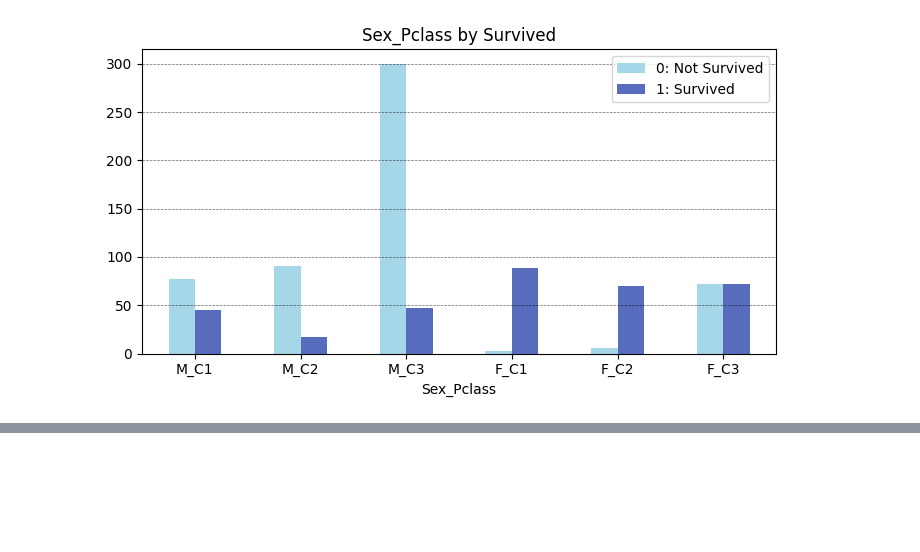
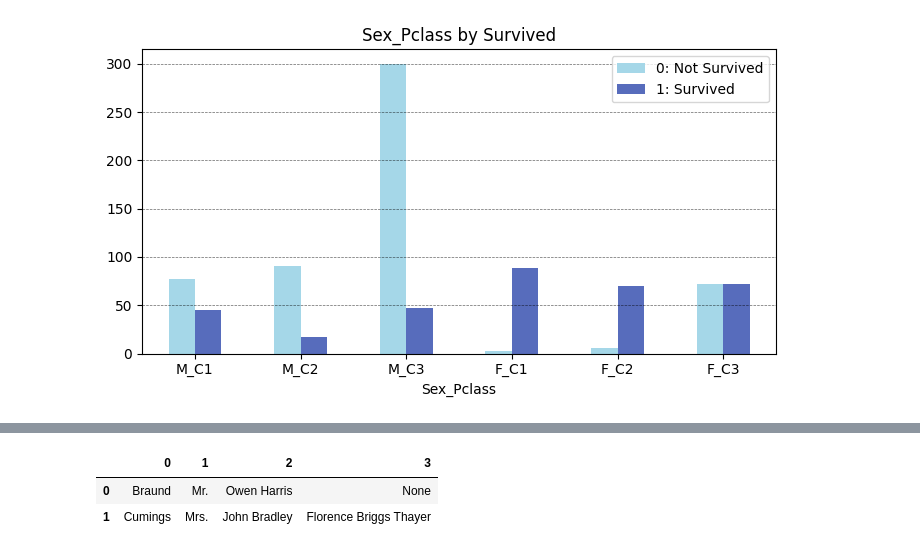
Before and after one commit to powernusa/titanic-eda, a Jupyter notebook: titanic_eda.ipynb, the cells around one changed output, grey strips where cells are left out. Cells and saved outputs as stored; diff of their text form; code cells hidden in the pictures; blank space fills up the shorter version.

Commit message:
feat: 5.Names -- parse_names function

```diff
--- a/titanic_eda.ipynb
+++ b/titanic_eda.ipynb
@@ -663,0 +686,27 @@ plt.show()
+# %%
+def parse_names(row):
+    try:
+        text = row["Name"]
+        #print(f"-- text: {text}")
+        split_text = text.split(",")
+        family_name = split_text[0]
+        next_text = split_text[1]
+        split_text = next_text.split(".")
+        title = (split_text[0] + ".").lstrip().rstrip()
+        next_text = split_text[1]
+        if "(" in next_text:
+            split_text = next_text.split("(")
+            given_name = split_text[0]
+            maiden_name = split_text[1].rstrip(")")
+            return pd.Series([family_name,title,given_name,maiden_name])
+        else:
+            given_name = next_text
+            return pd.Series([family_name,title,given_name,None])
+    except Exception as ex:
+        print(f"Exception: {ex}")
+# %%
+all_df[:2].apply(lambda row: parse_names(row),axis=1)
+# %% [output]
+|  | 0 | 1 | 2 | 3 |
+| 0 | Braund | Mr. | Owen Harris | None |
+| 1 | Cumings | Mrs. | John Bradley | Florence Briggs Thayer |
```
Also changed, not shown: parts of 3 cells of this notebook.
